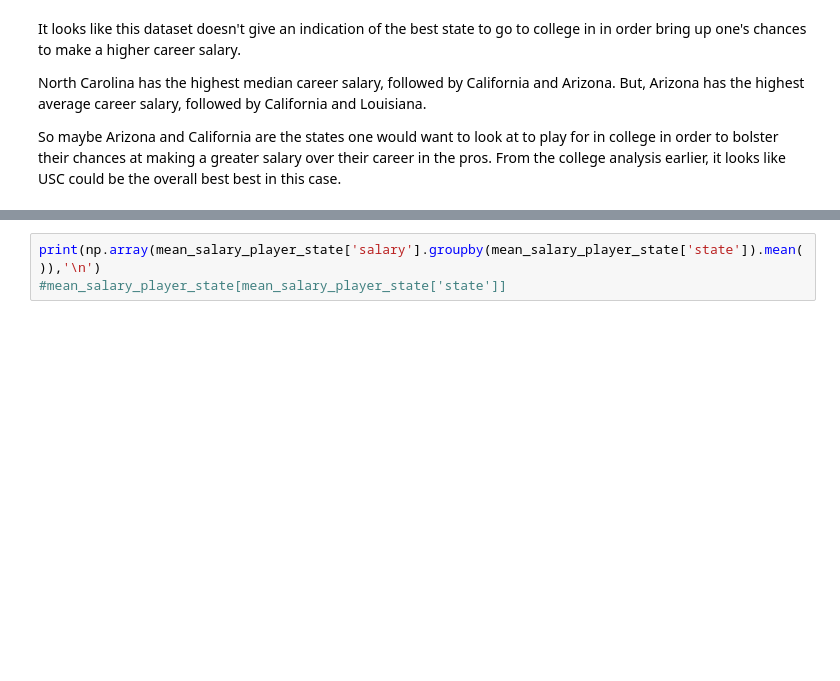
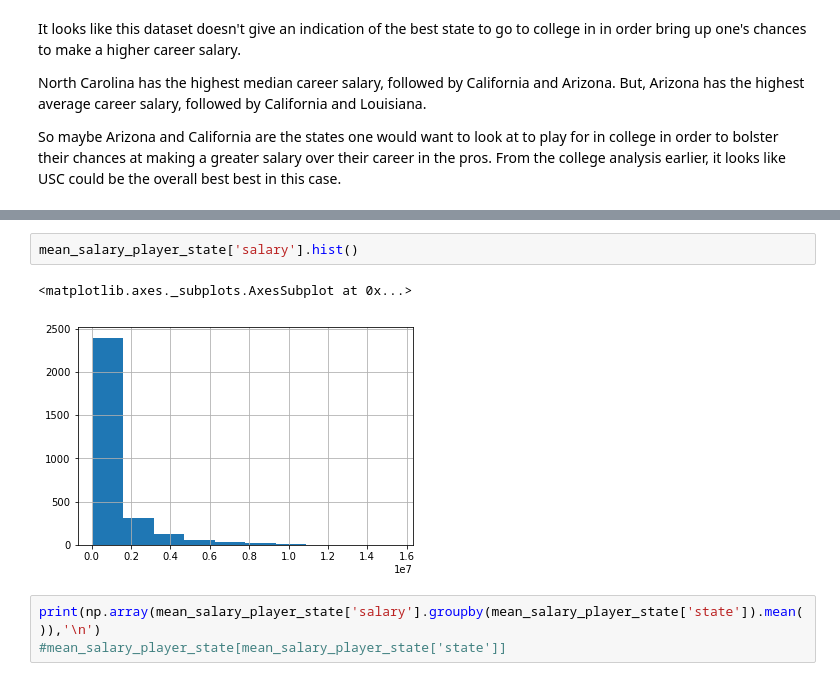
Before and after one commit to stephenlaw30/DataScienceMasters, a Jupyter notebook: Stats/Udacity/DataAnalystNanoDegree/IntroToDataAnalysis/Final/FinalProjectBaseball.ipynb, the cells around one changed output, grey strips where cells are left out. Cells and saved outputs as stored; diff of their text form; blank space fills up the shorter version.

```diff
--- a/Stats/Udacity/DataAnalystNanoDegree/IntroToDataAnalysis/Final/FinalProjectBaseball.ipynb
+++ b/Stats/Udacity/DataAnalystNanoDegree/IntroToDataAnalysis/Final/FinalProjectBaseball.ipynb
@@ -312,3 +299,8 @@ So maybe Arizona and California are the states one would want to look at to play
+# %%
+mean_salary_player_state['salary'].hist()
+# %% [output]
+<matplotlib.axes._subplots.AxesSubplot at 0x...>
+[figure, added]
 # %%
 print(np.array(mean_salary_player_state['salary'].groupby(mean_salary_player_state['state']).mean()),'\n')
 #mean_salary_player_state[mean_salary_player_state['state']]
```
Also changed, not shown: parts of 19 cells of this notebook, 3 other files.
